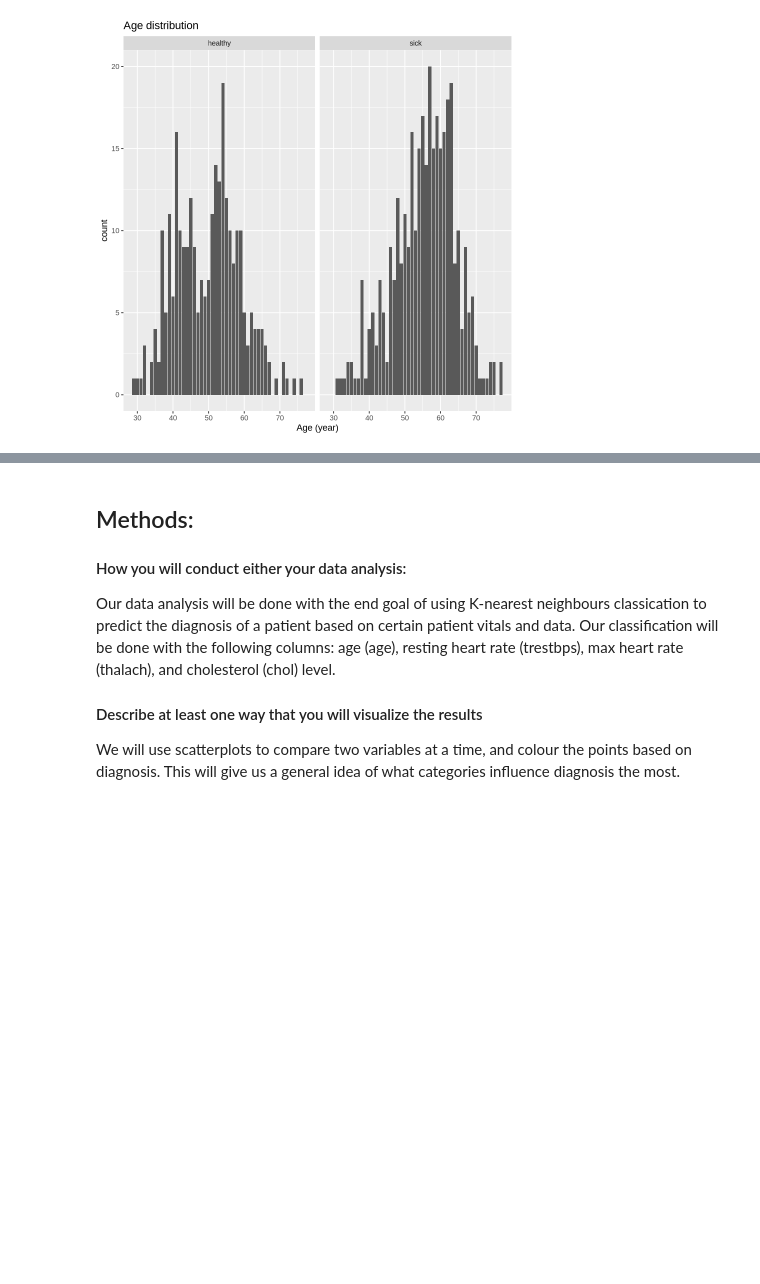
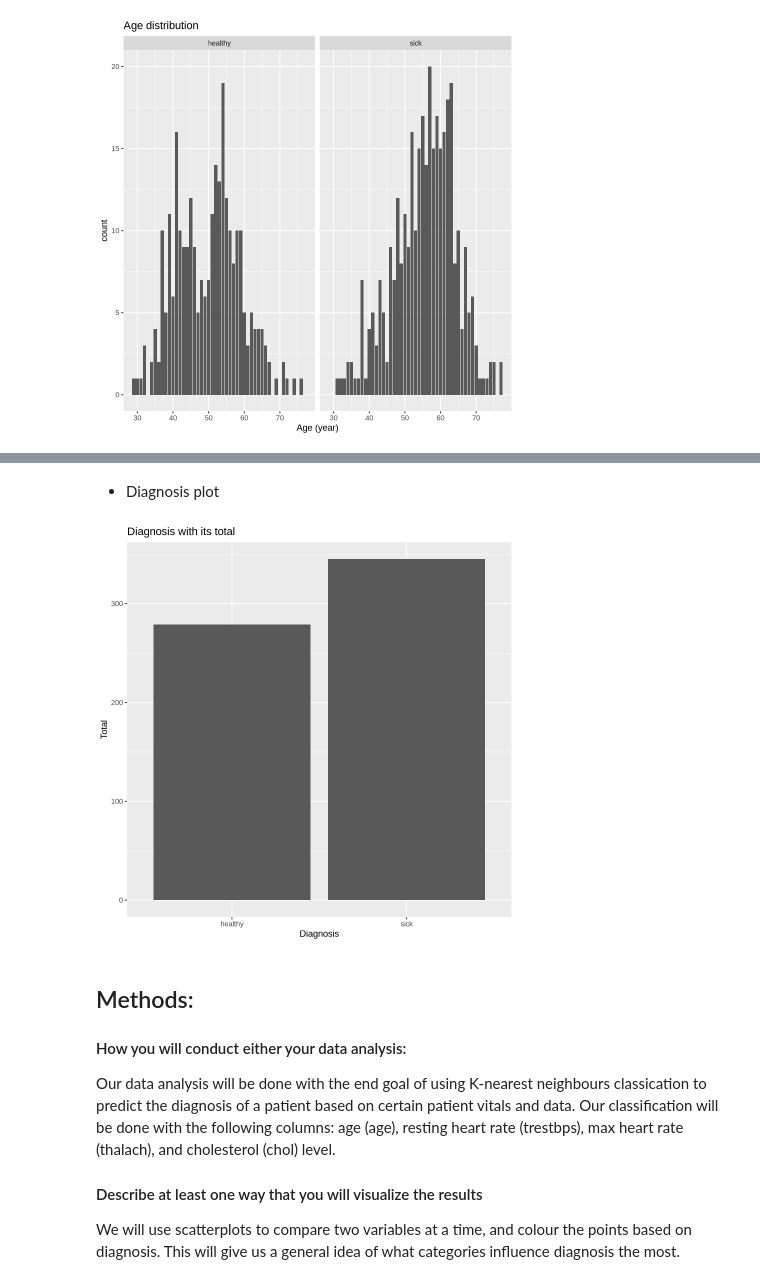
Before and after one commit to charlie-carter/dsci100project, a Jupyter notebook: proposal.ipynb, the cells around one changed output, grey strips where cells are left out. Saved outputs shown, nothing was run; the diff lists cells and outputs as text; code cells hidden in the pictures; blank space fills up the shorter version.

```diff
--- a/proposal.ipynb
+++ b/proposal.ipynb
@@ -168,3 +204,14 @@ ggplot(training_data, aes(x = age)) +
+# %% [markdown]
+- Diagnosis plot
+# %%
+diagnosis_plot <- ggplot(training_data, aes(x = diagnosis)) +
+    geom_bar() +
+    ggtitle("Diagnosis with its total") +
+    xlab("Diagnosis") +
+    ylab("Total")
+diagnosis_plot
+# %% [output]
+[figure, added]
 # %% [markdown]
 ## Methods:
 
```
Also changed, not shown: parts of 12 cells of this notebook.
